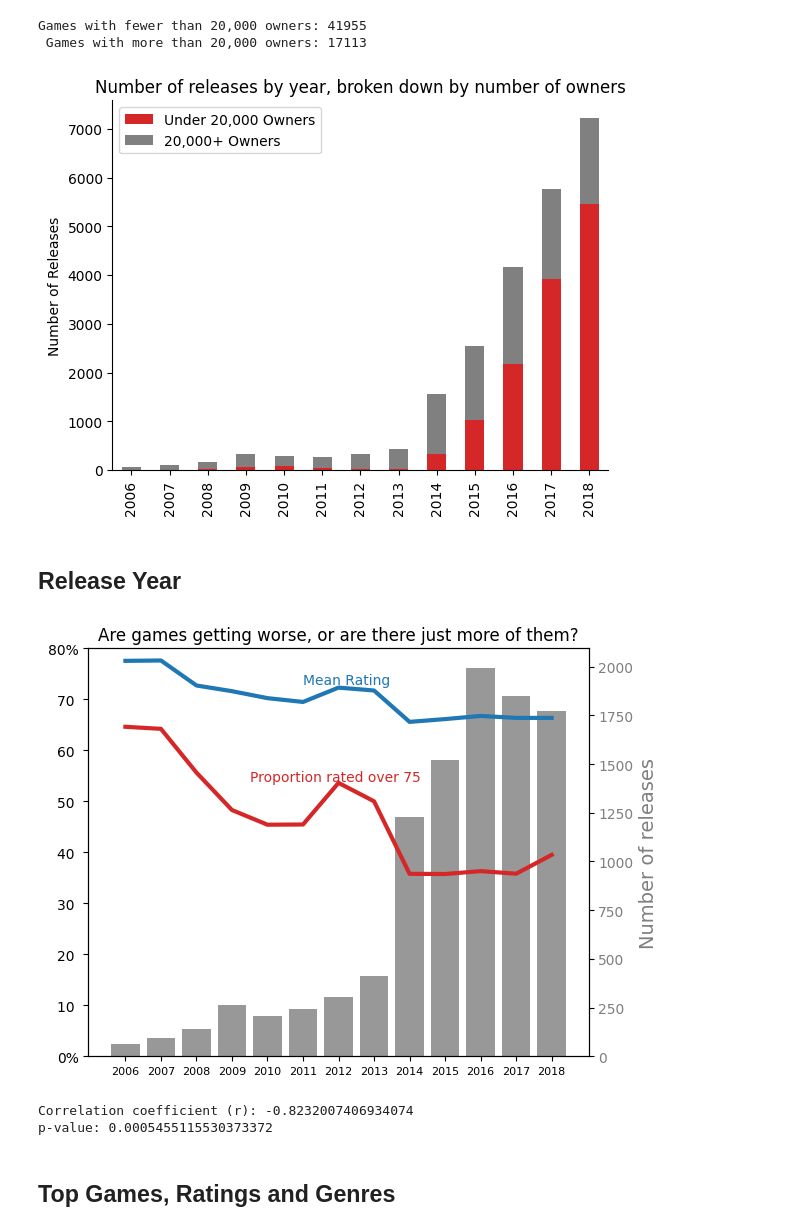
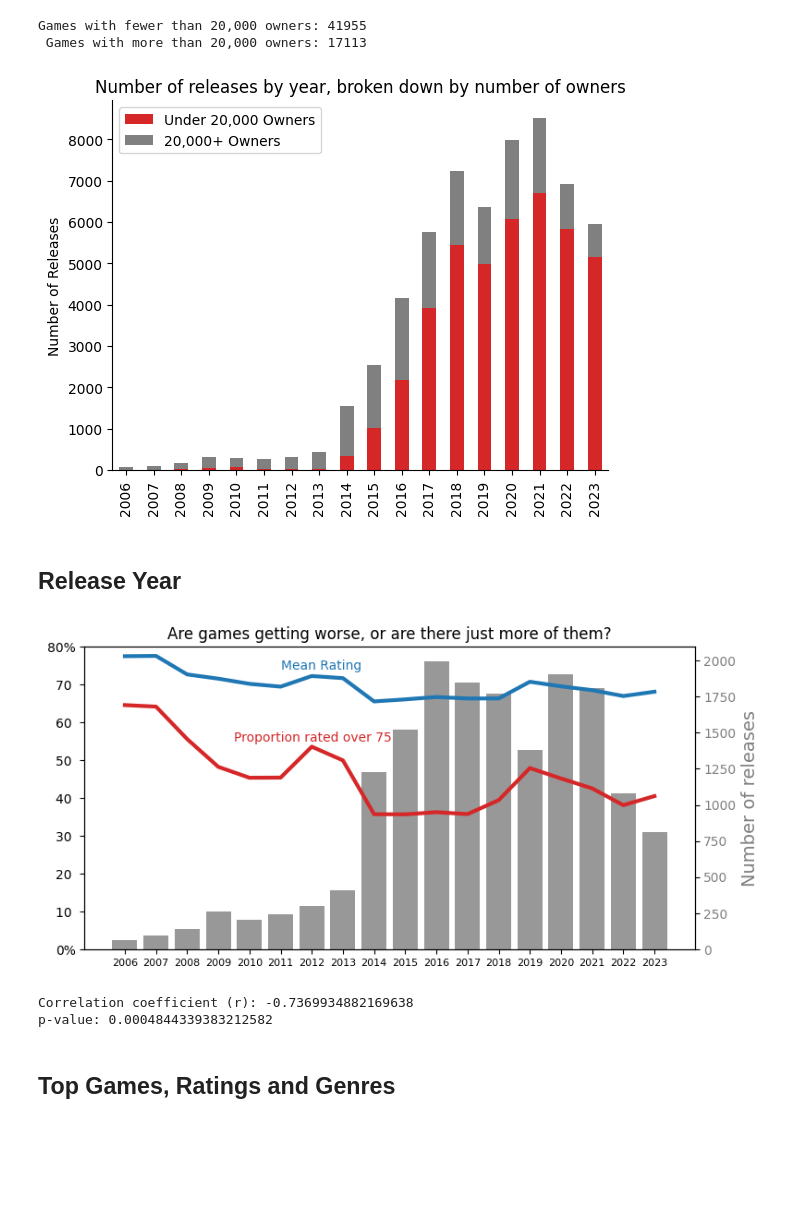
Before and after one commit to 21020673/Steam-Data-Analysis, a Jupyter notebook: notebooks/4-exploration.ipynb, the cells around one changed output. Cells and saved outputs as stored; diff of their text form; code cells hidden in the pictures; blank space fills up the shorter version.

Commit message:
Improve plot legibility

```diff
--- a/notebooks/4-exploration.ipynb
+++ b/notebooks/4-exploration.ipynb
@@ -243,9 +243,7 @@ lt_20k = []
 gt_20k = []
 
 for year in sorted(df['Release Year'].unique()):
-    if year < 2006 or year > 2018:
-        # very few releases in data prior to 2006, and we're still in 2019 (at time of writing)
-        # so ignore these years
+    if year < 2006 or year > 2023:
         continue
 
     # subset dataframe by year
@@ -270,7 +268,7 @@ ax.set_title('Number of releases by year, broken down by number of owners')
 sns.despine()
 plt.show()
 # %% [output]
-[figure, old version]
+[figure, new version]
 # %% [markdown]
 ## Release Year
 # %%
@@ -287,7 +285,7 @@ max_ratings = []
 
 # calculate values for plotting
 for year in sorted(df['Release Year'].unique()):
-    if year < 2006 or year > 2018:
+    if year < 2006 or year > 2023:
         continue
 
     year_data = df[df['Release Year'] == year]
@@ -302,42 +300,42 @@ for year in sorted(df['Release Year'].unique()):
 
     # print(f'{year} | {n_high_rating/total:.2f}')
 
-fig, ax1 = plt.subplots()
+fig, ax1 = plt.subplots(figsize=(8,4))
 
 # ensure lines drawn over bars
 ax1.set_zorder(1)
 ax1.patch.set_visible(False)
 
 # plot trendlines
 ax1.plot(avg_ratings, color='tab:blue', label='Average Rating', linewidth=3)
 ax1.plot(proportions, color='tab:red', label=f'Proportion of games rated over {rating_threshold}', linewidth=3)
 
 x_pos = np.arange(len(years))
 ax1.set_xticks(x_pos)
 ax1.set_xticklabels(years, fontsize=8)
 ax1.set_yticks(np.arange(0, 0.9, 0.1))
 ax1.set_yticklabels(['0%', '10 ', '20 ', '30 ', '40 ', '50 ', '60 ', '70 ', '80%'])
 
 # instead of legend, place text directly over lines
-ax1.text(5, 0.73, 'Mean Rating', color='tab:blue')
-ax1.text(3.5, 0.54, 'Proportion rated over 75', color='tab:red')
+ax1.text(5, 0.74, 'Mean Rating', color='tab:blue')
+ax1.text(3.5, 0.55, 'Proportion rated over 75', color='tab:red')
 # ax1.legend(loc='center', bbox_to_anchor=(0.5, 1.1))
 
 # allow multiple axis on same plot
 ax2 = ax1.twinx()
 
 # plot number of releases by year
 color = 'tab:gray'
 ax2.bar(x_pos, totals, color=color, alpha=.8)
 
 ax2.set_ylabel('Number of releases', color=color, fontsize=14)
 ax2.tick_params(axis='y', labelcolor=color)
 ax2.set_title('Are games getting worse, or are there just more of them?')
 
 fig.tight_layout()
 plt.show()
 # %% [output]
-[figure, old version]
+[figure, new version]
 # %%
 import scipy.stats as stats
 r, p_value = stats.pearsonr(totals, avg_ratings)
@@ -347,8 +345,8 @@ r, p_value = stats.pearsonr(totals, avg_ratings)
 
 print(f'Correlation coefficient (r): {r}\np-value: {p_value}')
 # %% [output]
-Correlation coefficient (r): -0.8232007406934074
-p-value: 0.0005455115530373372
+Correlation coefficient (r): -0.7369934882169638
+p-value: 0.0004844339383212582
 # %% [markdown]
 ## Top Games, Ratings and Genres
 # %%
```
Also changed, not shown: parts of 3 cells of this notebook.
